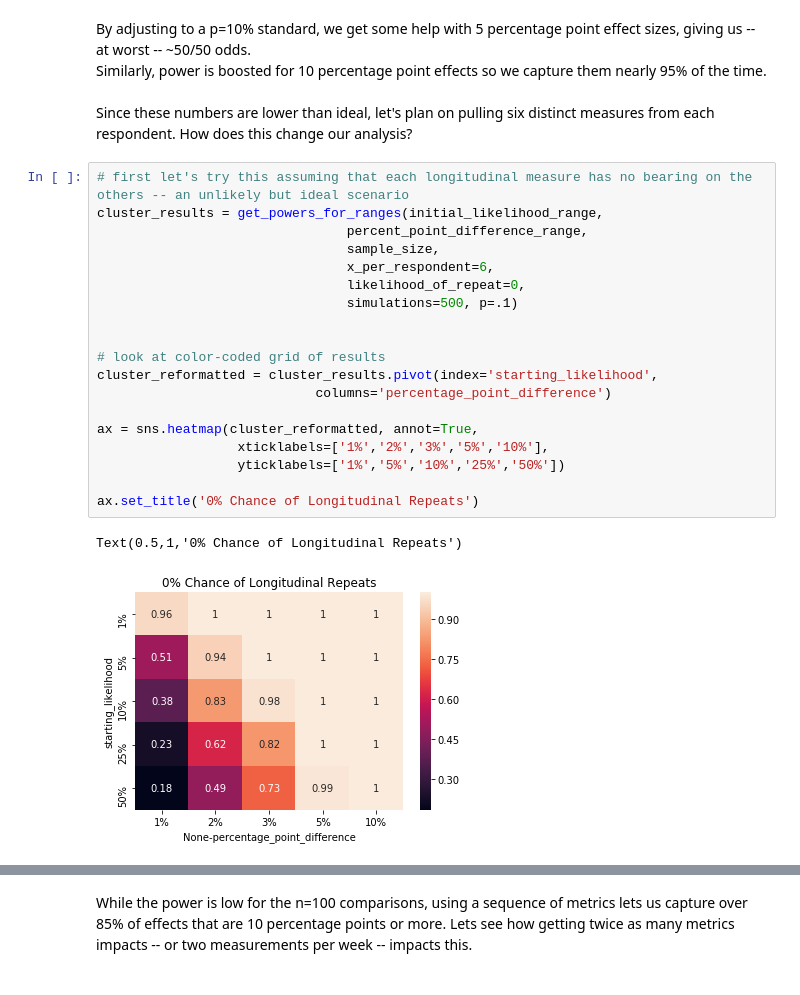
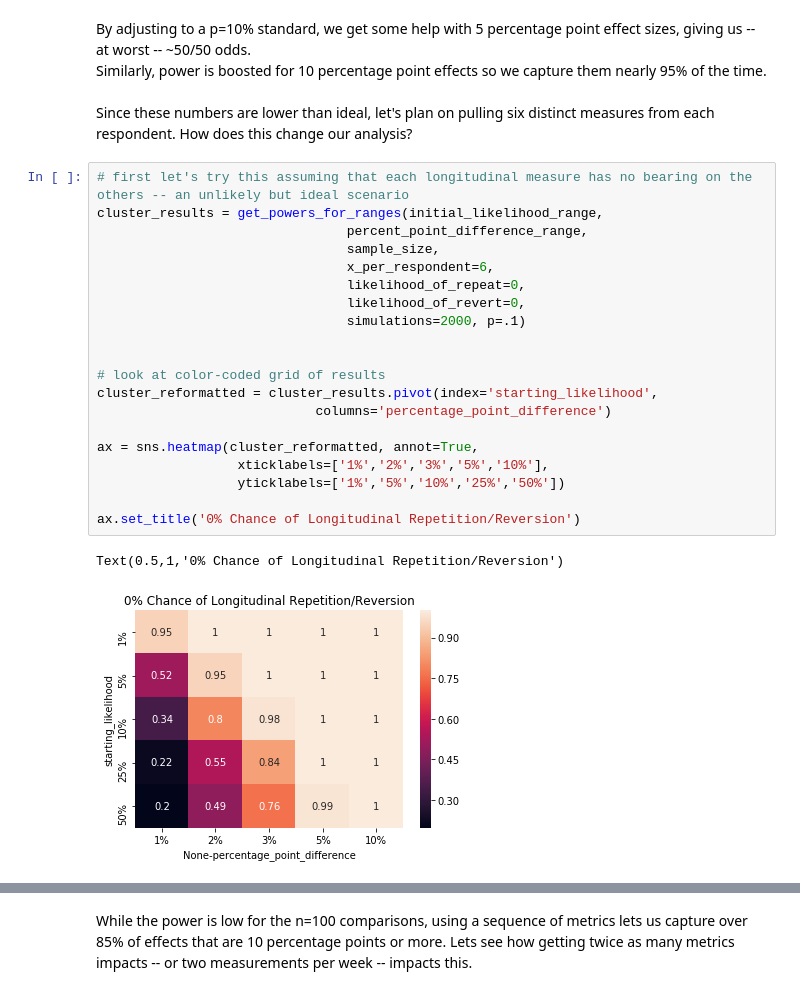
Before and after one commit to HarryBrisson/power-analysis, a Jupyter notebook: 500-respondents-power-analysis.ipynb, the cells around one changed output, grey strips where cells are left out. Cells and saved outputs as stored; diff of their text form.

```diff
--- a/500-respondents-power-analysis.ipynb
+++ b/500-respondents-power-analysis.ipynb
@@ -239,22 +261,23 @@ Since these numbers are lower than ideal, let's plan on pulling six distinct mea
 # %%
 # first let's try this assuming that each longitudinal measure has no bearing on the others -- an unlikely but ideal scenario
 cluster_results = get_powers_for_ranges(initial_likelihood_range,
                                 percent_point_difference_range,
                                 sample_size,
                                 x_per_respondent=6,
                                 likelihood_of_repeat=0,
-                                simulations=500, p=.1)
+                                likelihood_of_revert=0,
+                                simulations=2000, p=.1)
 
 
 # look at color-coded grid of results
 cluster_reformatted = cluster_results.pivot(index='starting_likelihood',
                             columns='percentage_point_difference')
 
 ax = sns.heatmap(cluster_reformatted, annot=True,
                   xticklabels=['1%','2%','3%','5%','10%'],
                   yticklabels=['1%','5%','10%','25%','50%'])
 
-ax.set_title('0% Chance of Longitudinal Repeats')
+ax.set_title('0% Chance of Longitudinal Repetition/Reversion')
 # %% [output]
-Text(0.5,1,'0% Chance of Longitudinal Repeats')
+Text(0.5,1,'0% Chance of Longitudinal Repetition/Reversion')
-[figure, old version]
+[figure, new version]
```
Also changed, not shown: parts of 21 cells of this notebook.
